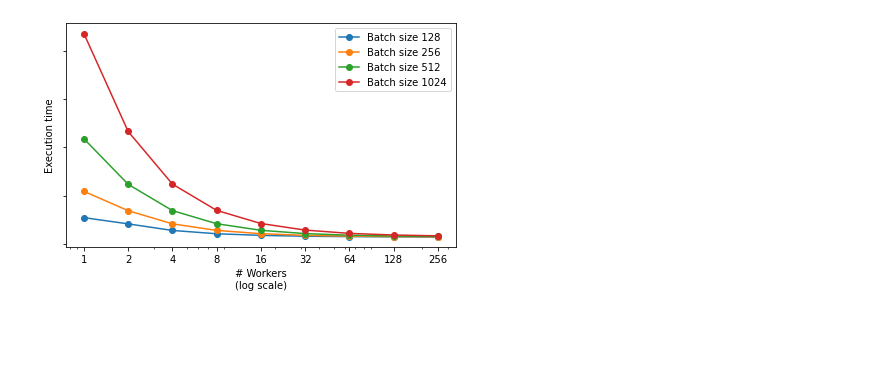
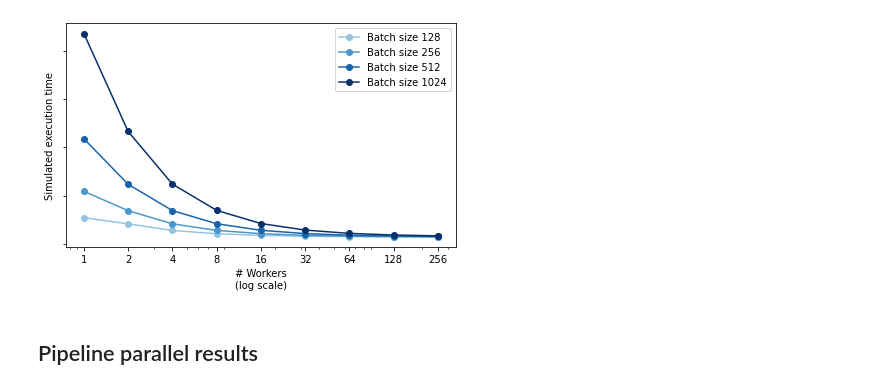
Before and after one commit to microsoft/dist-ir, a Jupyter notebook: notebooks/intern_presentation_results.ipynb, the cells around one changed output. Saved outputs shown, nothing was run; the diff lists cells and outputs as text; code cells hidden in the pictures; blank space fills up the shorter version.

Commit message:
Update FIFO scheduling algorithm and results notebook

```diff
--- a/notebooks/intern_presentation_results.ipynb
+++ b/notebooks/intern_presentation_results.ipynb
@@ -125,10 +135,7 @@ def simulate_data_parallel(
     cost_model = CostModel(topology, device_speeds)
     simulator = DistributedSimulator(cost_model)
     simulator_state = simulator.simulate(transformed_module)
-    execution_time = max(
-        [simulator_state.timestamps[device] for device in topology.devices]
-    )
-    return execution_time
+    return simulator_state
 # %%
 def run_data_parallel_experiment(
     all_num_workers,
@@ -139,9 +146,9 @@ def run_data_parallel_experiment(
     bandwidth,
     device_speeds,
 ):
-    all_execution_times = []
+    all_simulator_states = []
     for num_workers in all_num_workers:
-        all_execution_times.append(
+        all_simulator_states.append(
             simulate_data_parallel(
                 num_workers,
                 batch_size,
@@ -152,7 +159,7 @@ def run_data_parallel_experiment(
                 device_speeds,
             )
         )
-    return all_execution_times
+    return all_simulator_states
 # %%
 def get_data_parallel_data(all_num_workers, all_batch_sizes):
     input_dim = 32
@@ -174,18 +181,26 @@ def get_data_parallel_data(all_num_workers, all_batch_sizes):
     }
     return results
 # %%
-def plot_data_parallel_results(all_num_workers, all_batch_sizes, results):
+def plot_data_parallel_runtime(all_num_workers, all_batch_sizes, results, offset=3):
+    c = np.arange(1, len(all_batch_sizes) + offset)
+    norm = mpl.colors.Normalize(vmin=c.min(), vmax=c.max())
+    cmap = mpl.cm.ScalarMappable(norm=norm, cmap=mpl.cm.Blues)
+    cmap.set_array([])
     frame = plt.gca()
-    for batch_size in all_batch_sizes:
+    for i, batch_size in enumerate(all_batch_sizes):
+        execution_times = [
+            max([s.timestamps[d] for d in s.timestamps]) for s in results[batch_size]
+        ]
         plt.plot(
             all_num_workers,
-            results[batch_size],
+            execution_times,
             marker="o",
             label=f"Batch size {batch_size}",
+            c=cmap.to_rgba(i + offset)
         )
     plt.legend()
     plt.xlabel("# Workers\n(log scale)")
-    plt.ylabel("Execution time")
+    plt.ylabel("Simulated execution time")
     plt.xscale("log")
     _ = plt.xticks(all_num_workers)
     _ = frame.axes.xaxis.set_ticklabels(all_num_workers)
@@ -196,6 +211,9 @@ def plot_data_parallel_results(all_num_workers, all_batch_sizes, results):
 all_num_workers = [1, 2, 4, 8, 16, 32, 64, 128, 256]
 all_batch_sizes = [128, 256, 512, 1024]
 data_parallel_results = get_data_parallel_data(all_num_workers, all_batch_sizes)
-plot_data_parallel_results(all_num_workers, all_batch_sizes, data_parallel_results)
-# %% [output]
-[figure, removed]
+# %%
+plot_data_parallel_runtime(all_num_workers, all_batch_sizes, data_parallel_results, offset=3)
+# %% [output]
+[figure, added]
+# %% [markdown]
+## Pipeline parallel results
```
Also changed, not shown: parts of 14 cells of this notebook, 3 other files.
